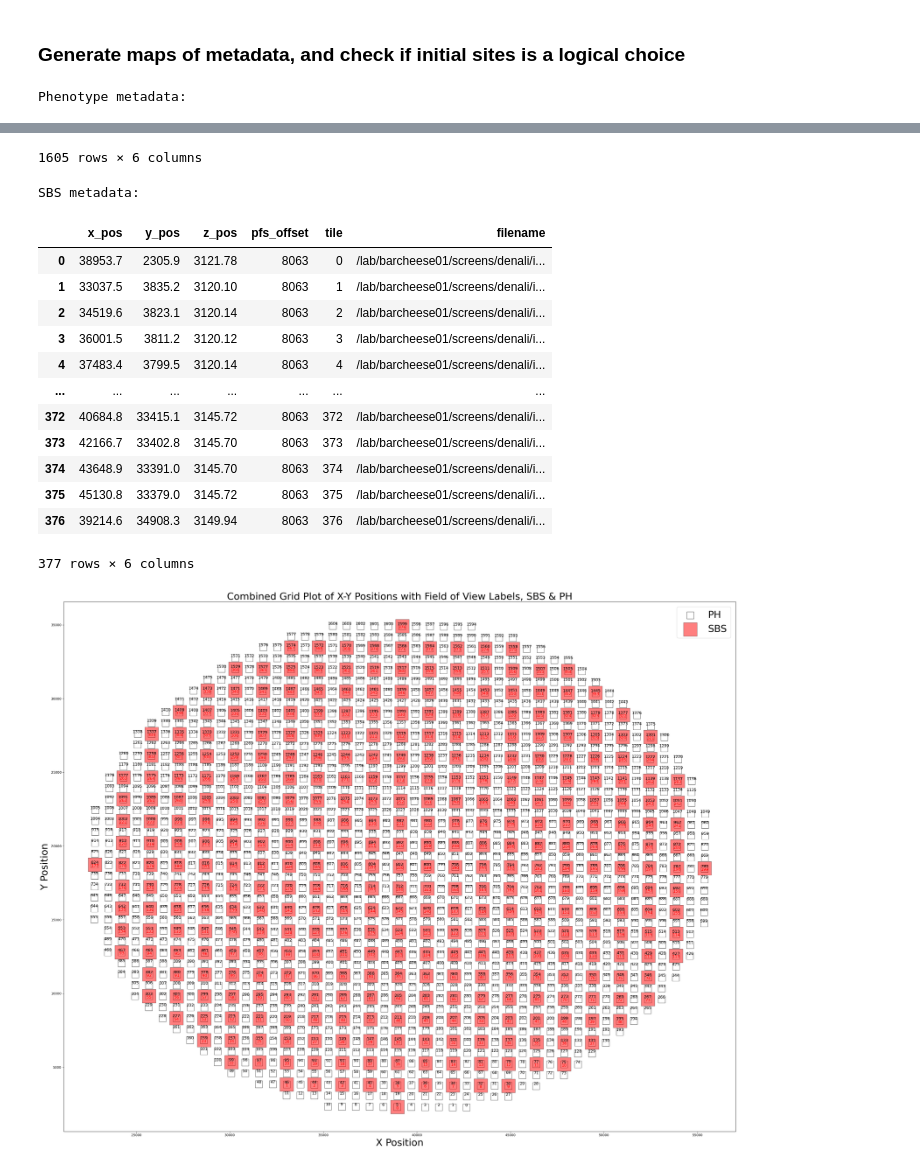
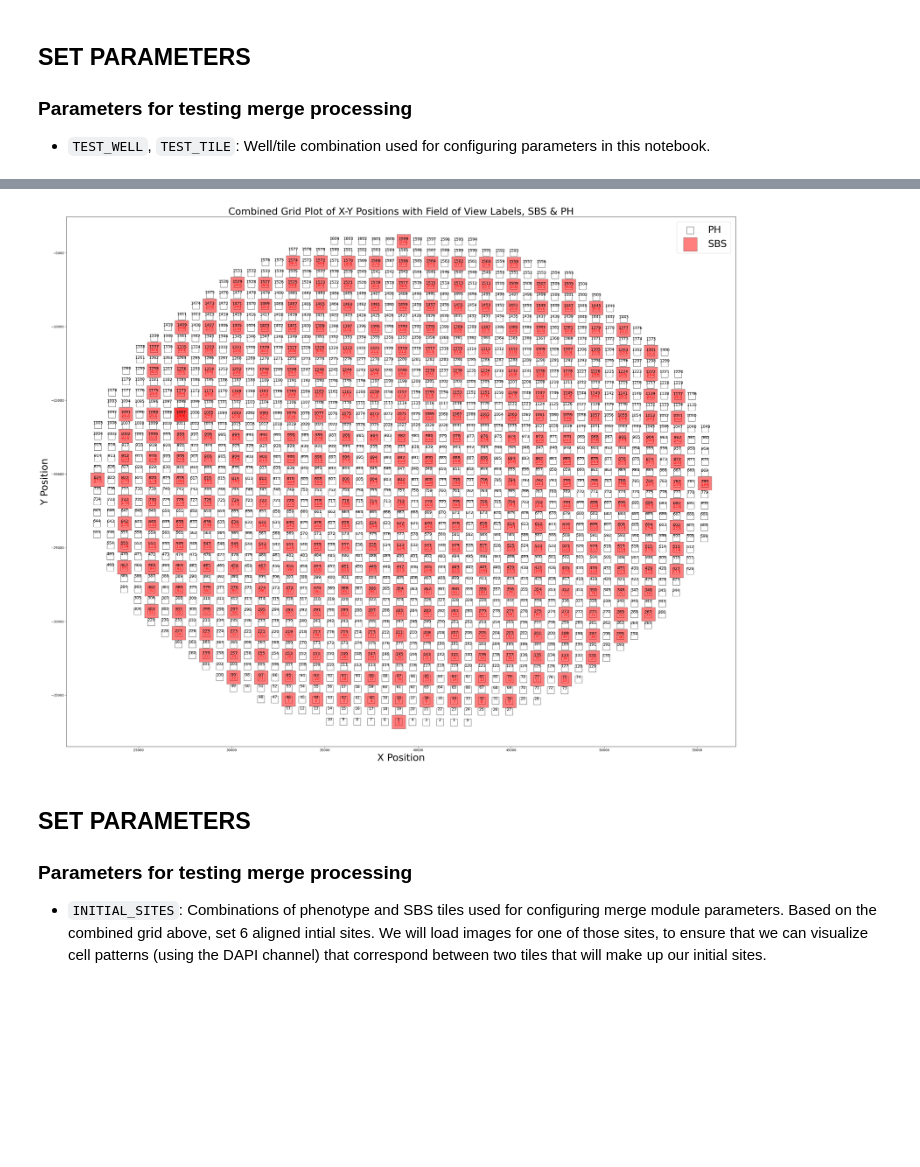
Before and after one commit to cheeseman-lab/brieflow, a Jupyter notebook: example_analysis/5.configure_merge_params.ipynb, the cells around one changed output, grey strips where cells are left out. Saved outputs shown, nothing was run; the diff lists cells and outputs as text; code cells hidden in the pictures; blank space fills up the shorter version.

Commit message:
rerun files and add merge nb content

```diff
--- a/example_analysis/5.configure_merge_params.ipynb
+++ b/example_analysis/5.configure_merge_params.ipynb
@@ -16,5 +16,3 @@ from lib.shared.configuration_utils import plot_combined_tile_grid
 # %%
 CONFIG_FILE_PATH = "config/config.yml"
 ROOT_FP = "analysis_root/"
-# %% [markdown]
-### Generate maps of metadata, and check if initial sites is a logical choice
@@ -21,25 +26,27 @@ ROOT_FP = "analysis_root/"
+# %% [markdown]
+## SET PARAMETERS
+
+### Parameters for testing merge processing
+
+- `TEST_WELL`, `TEST_TILE`: Well/tile combination used for configuring parameters in this notebook.
 # %%
 # TODO: Figure out good way to use testing data for example analysis...
 # for now just use copied files from denali screen
 
-TEST_WELL = "B1"
+TEST_WELL = "A1"
 TEST_CYCLE = 1
 # %%
+# load phenotype and SBS metadata dfs
 ph_test_metadata_fp = f"{ROOT_FP}/preprocess/metadata/phenotype/" + get_filename(
     {"well": TEST_WELL}, "combined_metadata", "tsv"
 )
 ph_test_metadata = pd.read_csv(ph_test_metadata_fp, sep="\t")
-print("Phenotype metadata:")
-display(ph_test_metadata)
-
 sbs_test_metadata_fp = f"{ROOT_FP}/preprocess/metadata/sbs/" + get_filename(
     {"well": TEST_WELL, "cycle": TEST_CYCLE}, "combined_metadata", "tsv"
 )
 sbs_test_metadata = pd.read_csv(sbs_test_metadata_fp, sep="\t")
-print("SBS metadata:")
-display(sbs_test_metadata)
 
+# create plot with combined tile view
 combined_tile_grid = plot_combined_tile_grid(ph_test_metadata, sbs_test_metadata)
 combined_tile_grid.show()
 # %% [output]
-Phenotype metadata:
@@ -58,16 +53,7 @@ Phenotype metadata:
-1605 rows × 6 columns
-SBS metadata:
-|  | x_pos | y_pos | z_pos | pfs_offset | tile | filename |
-| 0 | 38953.7 | 2305.9 | 3121.78 | 8063 | 0 | /lab/barcheese01/screens/denali/i... |
-| 1 | 33037.5 | 3835.2 | 3120.10 | 8063 | 1 | /lab/barcheese01/screens/denali/i... |
-| 2 | 34519.6 | 3823.1 | 3120.14 | 8063 | 2 | /lab/barcheese01/screens/denali/i... |
-| 3 | 36001.5 | 3811.2 | 3120.12 | 8063 | 3 | /lab/barcheese01/screens/denali/i... |
-| 4 | 37483.4 | 3799.5 | 3120.14 | 8063 | 4 | /lab/barcheese01/screens/denali/i... |
-| ... | ... | ... | ... | ... | ... | ... |
-| 372 | 40684.8 | 33415.1 | 3145.72 | 8063 | 372 | /lab/barcheese01/screens/denali/i... |
-| 373 | 42166.7 | 33402.8 | 3145.70 | 8063 | 373 | /lab/barcheese01/screens/denali/i... |
-| 374 | 43648.9 | 33391.0 | 3145.70 | 8063 | 374 | /lab/barcheese01/screens/denali/i... |
-| 375 | 45130.8 | 33379.0 | 3145.72 | 8063 | 375 | /lab/barcheese01/screens/denali/i... |
-| 376 | 39214.6 | 34908.3 | 3149.94 | 8063 | 376 | /lab/barcheese01/screens/denali/i... |
-377 rows × 6 columns
-[figure, old version]
+[figure, new version]
+# %% [markdown]
+## SET PARAMETERS
+
+### Parameters for testing merge processing
+
+- `INITIAL_SITES`: Combinations of phenotype and SBS tiles used for configuring merge module parameters. Based on the combined grid above, set 6 aligned intial sites. We will load images for one of those sites, to ensure that we can visualize cell patterns (using the DAPI channel) that correspond between two tiles that will make up our initial sites.
```
Also changed, not shown: parts of 13 cells of this notebook, 5 other files.
